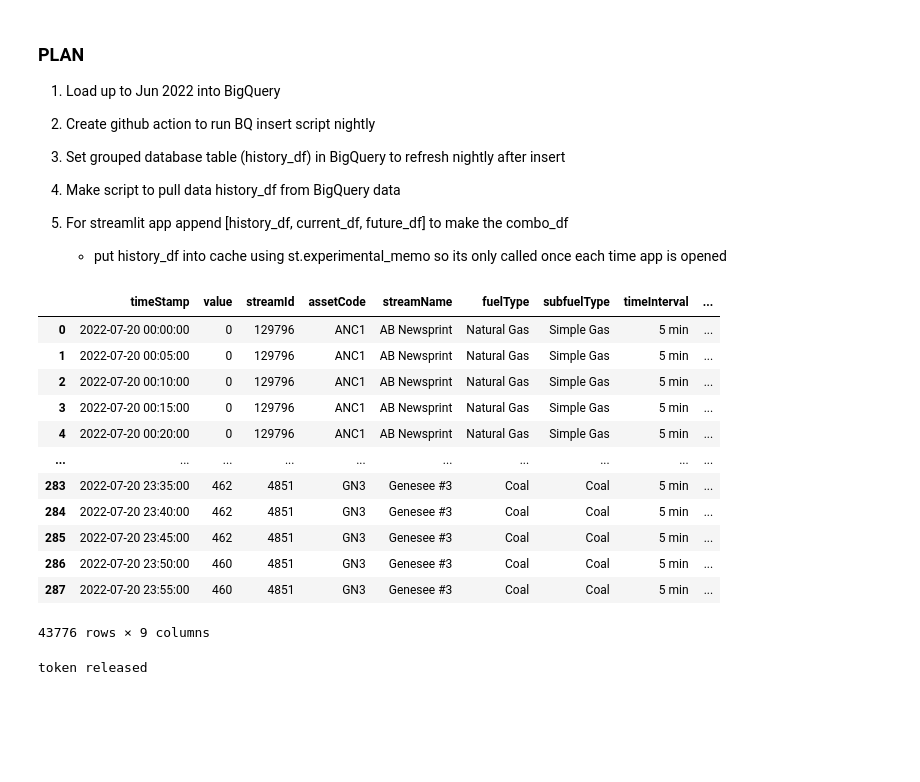
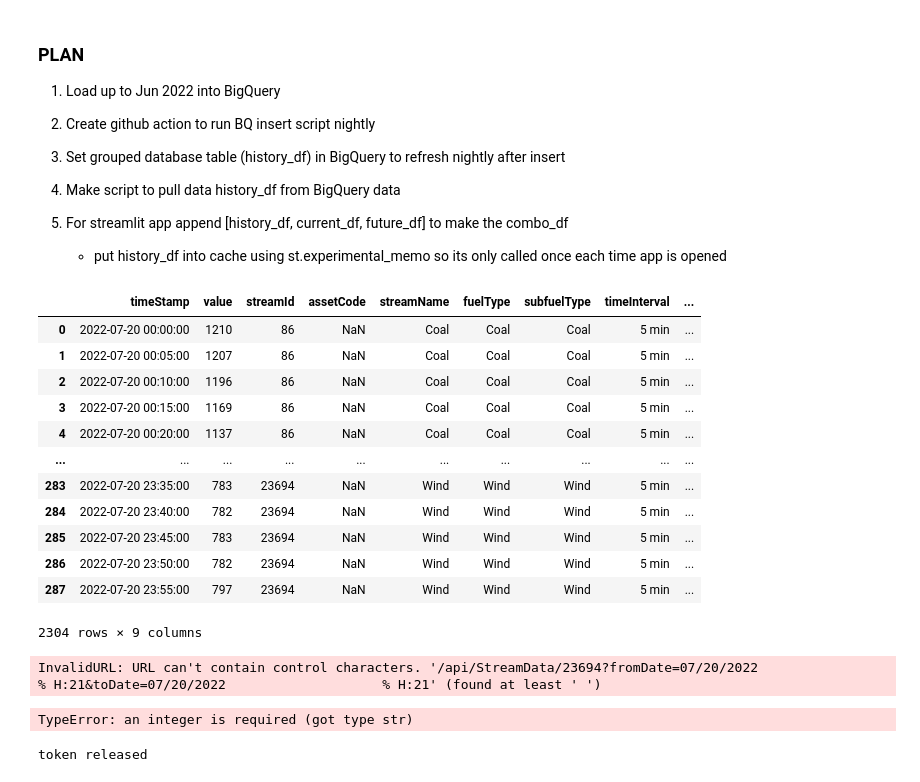
Before and after one commit to victus-ai-inc/power-trader, a Jupyter notebook: sql_testing.ipynb, the cells around one changed output. Drawn from its saved outputs; the diff is of its cells as text; code cells hidden in the pictures; blank space fills up the shorter version.

```diff
--- a/sql_testing.ipynb
+++ b/sql_testing.ipynb
@@ -22,46 +22,45 @@ import os
 # %%
 # Pull current day of data (current_df)
 from datetime import datetime, timedelta
 import pandas as pd
 import pull_nrg_data
 from google.oauth2 import service_account
 
 def get_streams():
     streams = pd.read_csv('stream_codes.csv')
-    lst = [int(id) for id in streams[(streams['timeInterval']=='5 min') & (streams['intervalType']=='supply')]['streamId']]
+    lst = [int(id) for id in streams[(streams['timeInterval']=='1 hr') & (streams['intervalType']=='supply')]['streamId']]
     return lst
-
+[86, 322684, 322677, 87, 85, 23695, 322665, 23694]
 # Path to Google auth credentials
 #credentials = service_account.Credentials.from_service_account_info(st.secrets["gcp_service_account"])
 
 if __name__ == '__main__':
-    streamIds = get_streams()
+    streamIds = [86, 322684, 322677, 87, 85, 23695, 322665, 23694]
     current_df = pd.DataFrame([])
     yesterday = datetime.now()-timedelta(1)
     for id in streamIds:
         accessToken, tokenExpiry = pull_nrg_data.getToken()
         try:
             APIdata = pull_nrg_data.pull_data(yesterday.strftime('%m/%d/%Y'), yesterday.strftime('%m/%d/%Y'), id, accessToken, tokenExpiry)
             pull_nrg_data.release_token(accessToken)
             APIdata['timeStamp'] = pd.to_datetime(APIdata['timeStamp'])
             current_df = pd.concat([current_df, APIdata], axis=0)
         except:
             pull_nrg_data.release_token(accessToken)
             pass
     #bigquery.Client().load_table_from_dataframe(current_df, 'nrgdata.nrgdata')
+current_df
+# %% [output]
+|  | timeStamp | value | streamId | assetCode | streamName | fuelType | subfuelType | timeInterval | ... |
+| 0 | 2022-07-20 00:00:00 | 1210 | 86 | NaN | Coal | Coal | Coal | 5 min | ... |
+| 1 | 2022-07-20 00:05:00 | 1207 | 86 | NaN | Coal | Coal | Coal | 5 min | ... |
+| 2 | 2022-07-20 00:10:00 | 1196 | 86 | NaN | Coal | Coal | Coal | 5 min | ... |
+| 3 | 2022-07-20 00:15:00 | 1169 | 86 | NaN | Coal | Coal | Coal | 5 min | ... |
+| 4 | 2022-07-20 00:20:00 | 1137 | 86 | NaN | Coal | Coal | Coal | 5 min | ... |
+| ... | ... | ... | ... | ... | ... | ... | ... | ... | ... |
+| 283 | 2022-07-20 23:35:00 | 783 | 23694 | NaN | Wind | Wind | Wind | 5 min | ... |
+| 284 | 2022-07-20 23:40:00 | 782 | 23694 | NaN | Wind | Wind | Wind | 5 min | ... |
+| 285 | 2022-07-20 23:45:00 | 783 | 23694 | NaN | Wind | Wind | Wind | 5 min | ... |
+| 286 | 2022-07-20 23:50:00 | 782 | 23694 | NaN | Wind | Wind | Wind | 5 min | ... |
+| 287 | 2022-07-20 23:55:00 | 797 | 23694 | NaN | Wind | Wind | Wind | 5 min | ... |
+2304 rows × 9 columns
-# %%
-current_df
-# %% [output]
-|  | timeStamp | value | streamId | assetCode | streamName | fuelType | subfuelType | timeInterval | ... |
-| 0 | 2022-07-20 00:00:00 | 0 | 129796 | ANC1 | AB Newsprint | Natural Gas | Simple Gas | 5 min | ... |
-| 1 | 2022-07-20 00:05:00 | 0 | 129796 | ANC1 | AB Newsprint | Natural Gas | Simple Gas | 5 min | ... |
-| 2 | 2022-07-20 00:10:00 | 0 | 129796 | ANC1 | AB Newsprint | Natural Gas | Simple Gas | 5 min | ... |
-| 3 | 2022-07-20 00:15:00 | 0 | 129796 | ANC1 | AB Newsprint | Natural Gas | Simple Gas | 5 min | ... |
-| 4 | 2022-07-20 00:20:00 | 0 | 129796 | ANC1 | AB Newsprint | Natural Gas | Simple Gas | 5 min | ... |
-| ... | ... | ... | ... | ... | ... | ... | ... | ... | ... |
-| 283 | 2022-07-20 23:35:00 | 462 | 4851 | GN3 | Genesee #3 | Coal | Coal | 5 min | ... |
-| 284 | 2022-07-20 23:40:00 | 462 | 4851 | GN3 | Genesee #3 | Coal | Coal | 5 min | ... |
-| 285 | 2022-07-20 23:45:00 | 462 | 4851 | GN3 | Genesee #3 | Coal | Coal | 5 min | ... |
-| 286 | 2022-07-20 23:50:00 | 460 | 4851 | GN3 | Genesee #3 | Coal | Coal | 5 min | ... |
-| 287 | 2022-07-20 23:55:00 | 460 | 4851 | GN3 | Genesee #3 | Coal | Coal | 5 min | ... |
-43776 rows × 9 columns
@@ -90,0 +67,7 @@ def create_database(dataset_id, region_name):
+# %%
+accessToken, tokenExpiry = pull_nrg_data.getToken()
+a = pull_nrg_data.pull_data(yesterday.strftime('%m/%d/%Y %20% H:%S'), yesterday.strftime('%m/%d/%Y %20% H:%S'), id, accessToken, tokenExpiry)
+pull_nrg_data.release_token(accessToken)
+a
+# %% [output]
+InvalidURL: URL can't contain control characters. '/api/StreamData/23694?fromDate=07/20/2022                    % H:21&toDate=07/20/2022                    % H:21' (found at least ' ')
@@ -91,3 +76,7 @@ def create_database(dataset_id, region_name):
+# %%
+fromDate.replace(" ", "%20")
+# %% [output]
+TypeError: an integer is required (got type str)
 # %%
 # Release token
 import certifi
```
Also changed, not shown: parts of 2 cells of this notebook, 2 other files.
